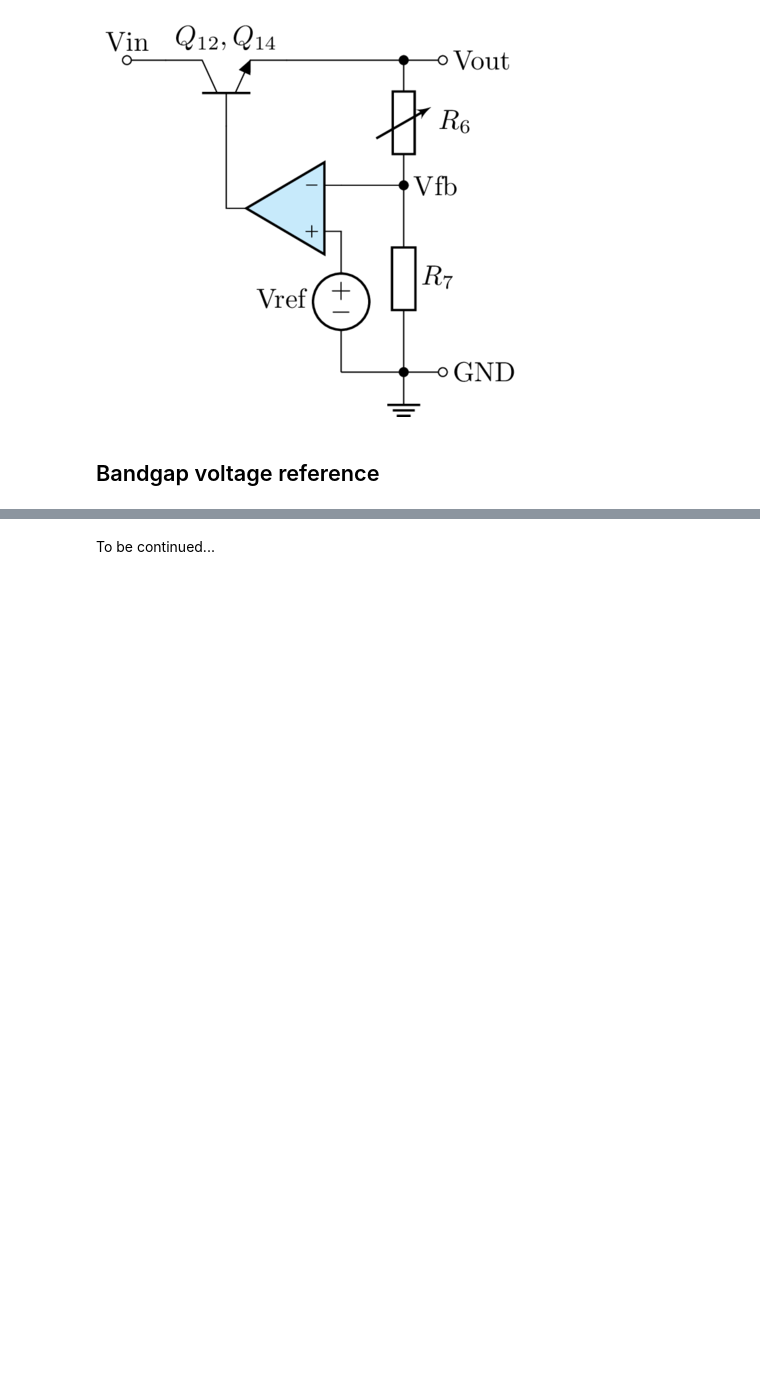
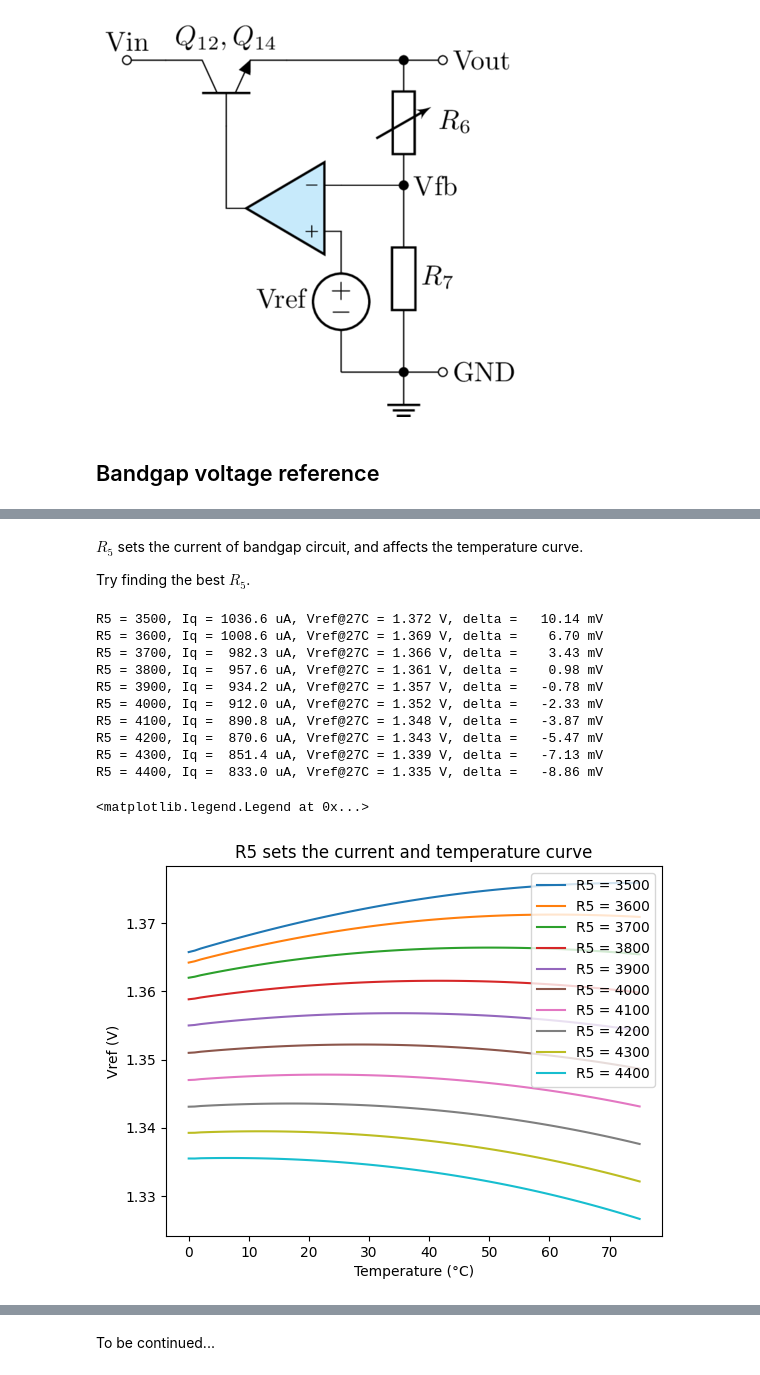
Before and after one commit to chenshuo/notes, a Jupyter notebook: notebooks/UA78L05.ipynb, the cells around one changed output, grey strips where cells are left out. Saved outputs shown, nothing was run; the diff lists cells and outputs as text; code cells hidden in the pictures; blank space fills up the shorter version.

```diff
--- a/notebooks/UA78L05.ipynb
+++ b/notebooks/UA78L05.ipynb
@@ -63,0 +193,31 @@ The internal schematic is from [_1977 Signetics Analog Data Manual_](http://www.
+# %% [markdown]
+$R_5$ sets the current of bandgap circuit, and affects the temperature curve.
+
+Try finding the best $R_5$.
+# %%
+for r5 in range(3500, 4500, 100):
+    ng.cmd('alter r5 %d' % r5)
+    ng.cmd('dc temp 0 75 1')
+    temp = ng.vector('temp-sweep')
+    Vout = ng.vector('q8b')
+    Ir5 = ng.vector('@r5[i]')
+    plt.plot(temp, Vout, label=f'R5 = {r5}')
+    delta = Vout[-1] - Vout[0]
+    print('R5 = %d, Iq = %6.1f uA, Vref@27C = %.3f V, delta = %7.2f mV' % (r5, 1e6*Ir5[27], Vout[27], delta*1e3))
+plt.xlabel('Temperature (°C)')
+plt.ylabel('Vref (V)')
+plt.title('R5 sets the current and temperature curve')
+plt.legend(loc='upper right')
+# %% [output]
+R5 = 3500, Iq = 1036.6 uA, Vref@27C = 1.372 V, delta =   10.14 mV
+R5 = 3600, Iq = 1008.6 uA, Vref@27C = 1.369 V, delta =    6.70 mV
+R5 = 3700, Iq =  982.3 uA, Vref@27C = 1.366 V, delta =    3.43 mV
+R5 = 3800, Iq =  957.6 uA, Vref@27C = 1.361 V, delta =    0.98 mV
+R5 = 3900, Iq =  934.2 uA, Vref@27C = 1.357 V, delta =   -0.78 mV
+R5 = 4000, Iq =  912.0 uA, Vref@27C = 1.352 V, delta =   -2.33 mV
+R5 = 4100, Iq =  890.8 uA, Vref@27C = 1.348 V, delta =   -3.87 mV
+R5 = 4200, Iq =  870.6 uA, Vref@27C = 1.343 V, delta =   -5.47 mV
+R5 = 4300, Iq =  851.4 uA, Vref@27C = 1.339 V, delta =   -7.13 mV
+R5 = 4400, Iq =  833.0 uA, Vref@27C = 1.335 V, delta =   -8.86 mV
+<matplotlib.legend.Legend at 0x...>
+[figure, added]
```
Also changed, not shown: parts of 7 cells of this notebook, 1 other file.
